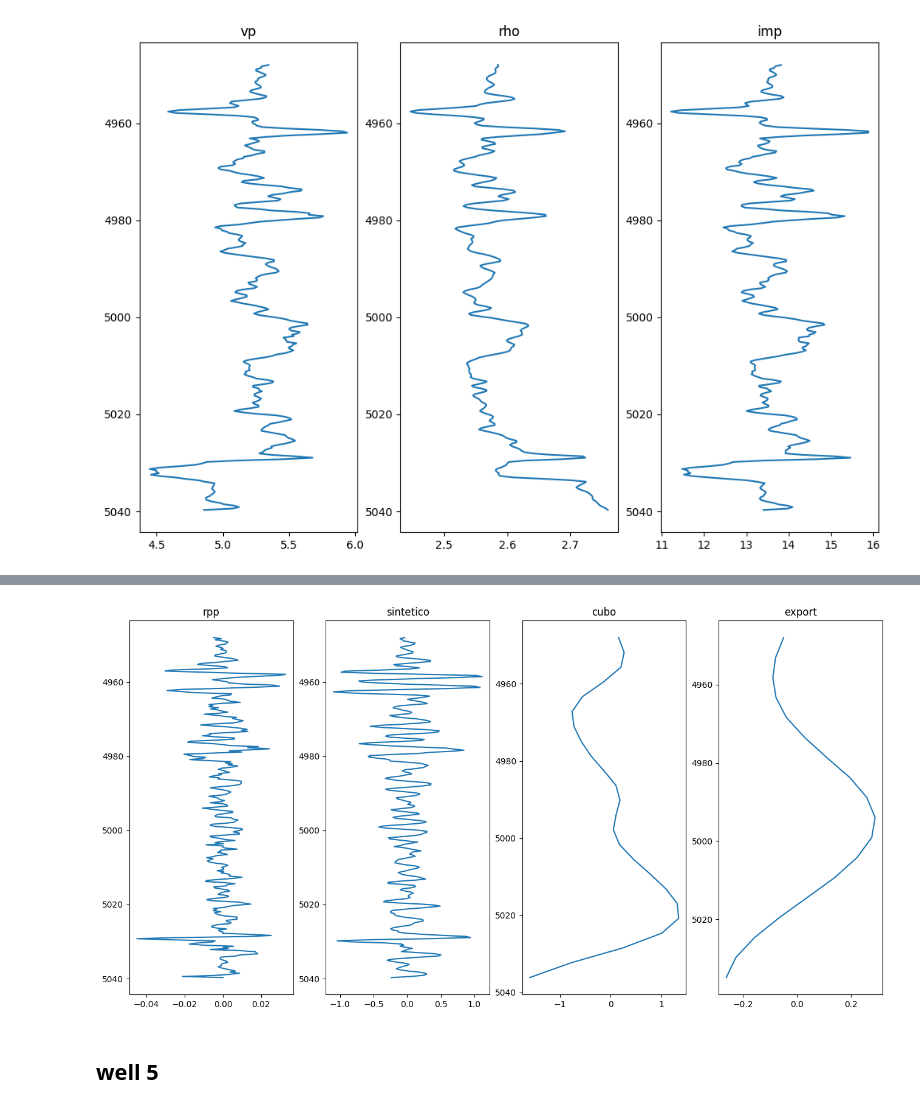
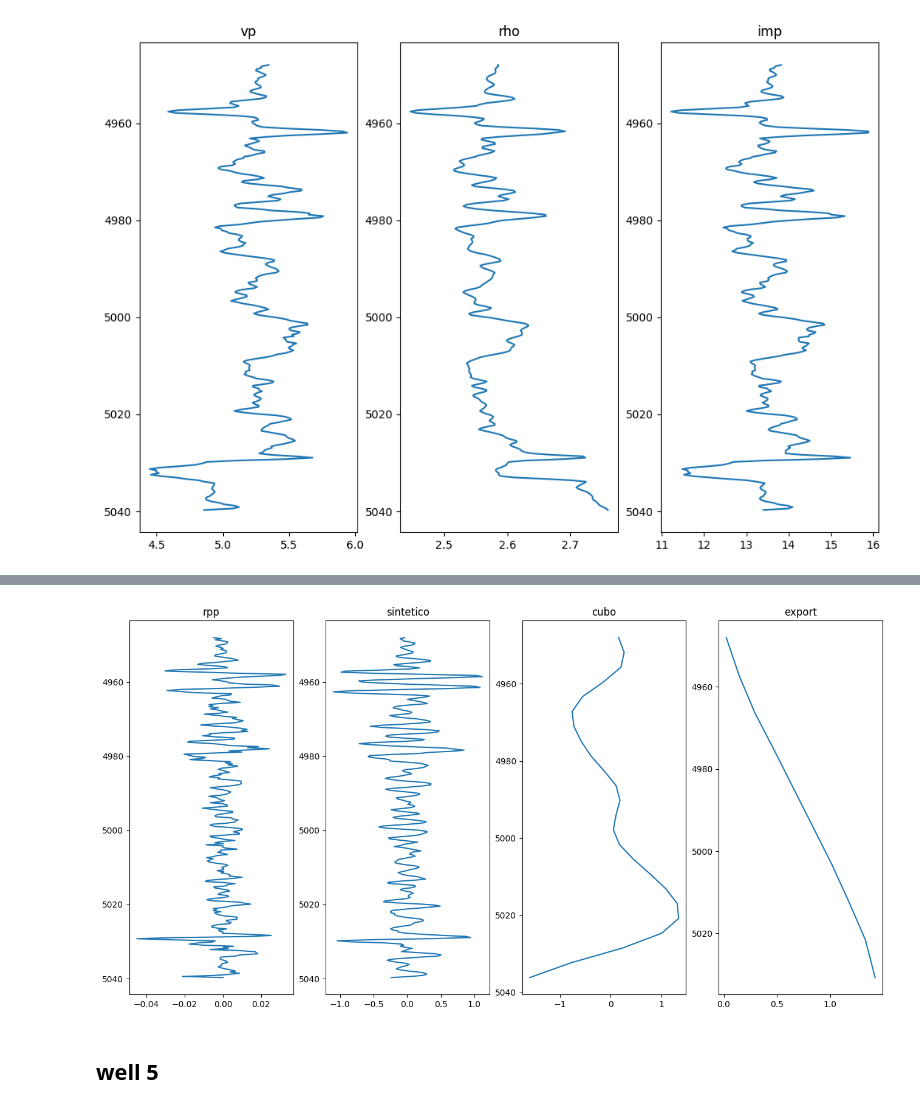
Before and after one commit to cljosegfer/vashisth2022direct, a Jupyter notebook: notebooks/reproducao_b2b.ipynb, the cells around one changed output, grey strips where cells are left out. Cells and saved outputs as stored; diff of their text form; code cells hidden in the pictures.

```diff
--- a/notebooks/reproducao_b2b.ipynb
+++ b/notebooks/reproducao_b2b.ipynb
@@ -203,3 +201,4 @@ vs3 = (10**3/dts3)*0.3048 #km/s
 phi_den3 = porosity_calc(rho3,2.8,1.05)
 
 twt3 = np.array(data3['TWT'])[+150:]
+dpt3 = np.array(data3['DEPT'])[+150:]
@@ -551,35 +641,37 @@ synth3 = np.convolve(wvlt_sul_90, Rpp3[:-1], mode = 'same') # wavelet_area_menor
 # synth3 = np.convolve(wvlt_200_50, Rpp3[:-1], mode = 'same') # wavelet_200_50
 # synth3 = np.convolve(wvlt_200_50_probe, Rpp3[:-1], mode = 'same') # wavelet_200_50_probe
 # synth3 = np.convolve(wvlt_30_2_30, Rpp3[:-1], mode = 'same') # wav_30_2_30
 # synth3 = np.convolve(wvlt_s_30_2_30, Rpp3[:-1], mode = 'same') # wav_s_30_2_30
 # synth3 = np.convolve(wvlt_8_buz_20, Rpp3[:-1], mode = 'same') # wavelet_8_buz_20
 # synth3 = np.convolve(wvlt_8_buz_20_25, Rpp3[:-1], mode = 'same') # wav_8-buz-20
 
-csv3 = (seis3['TVDSS (m)'] > depth_point1) * (seis3['TVDSS (m)'] < depth_point2)
+dpt_point1 = dpt3[idx3][0]
+dpt_point2 = dpt3[idx3][-1]
+csv3 = (seis3['TVDSS (m)'] > dpt_point1) * (seis3['TVDSS (m)'] < dpt_point2)
 
 fig, axes = plt.subplots(1, 4, figsize = (16, 8))
 
 zz = np.linspace(depth_point1, depth_point2, len(Rpp3) + 1)
 axes[0].plot(Rpp3, zz[:-1]);
 axes[0].invert_yaxis();
 axes[0].set_title('rpp');
 
 zz = np.linspace(depth_point1, depth_point2, synth3.shape[0] + 1)
 axes[1].plot(synth3, zz[:-1]);
 axes[1].invert_yaxis();
 axes[1].set_title('sintetico');
 
 zz = np.linspace(depth_point1, depth_point2, len(sismica3) + 1)
 axes[2].plot(sismica3, zz[:-1]);
 axes[2].invert_yaxis();
 axes[2].set_title('cubo');
 
 zz = np.linspace(depth_point1, depth_point2, sum(csv3) + 1)
 axes[3].plot(seis3['Value'].loc[csv3].values, zz[:-1]);
 axes[3].invert_yaxis();
 axes[3].set_title('export');
 # %% [output]
-[figure, old version]
+[figure, new version]
 # %% [markdown]
 ## well 5
 # %%
```
Also changed, not shown: parts of 10 cells of this notebook.
